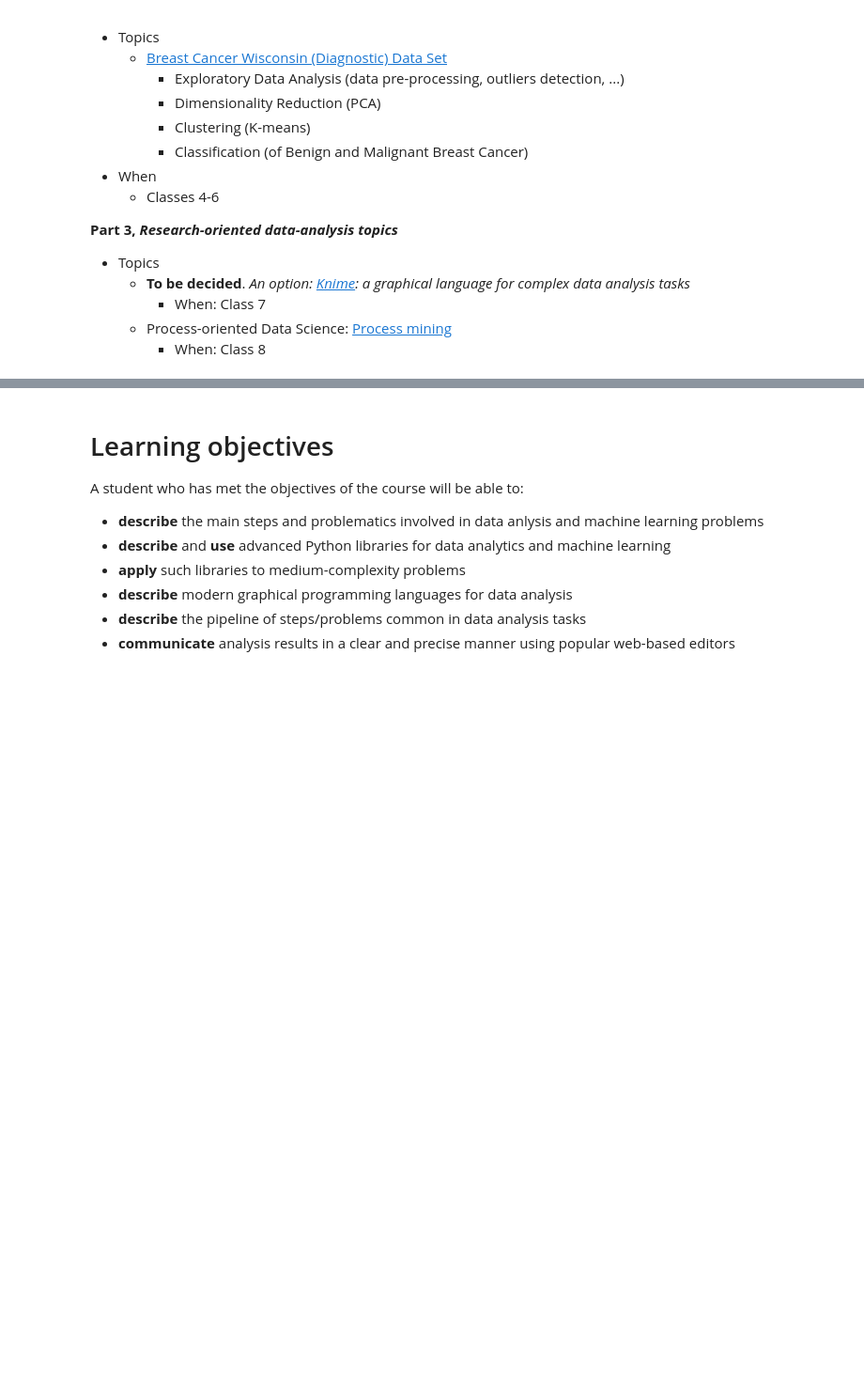
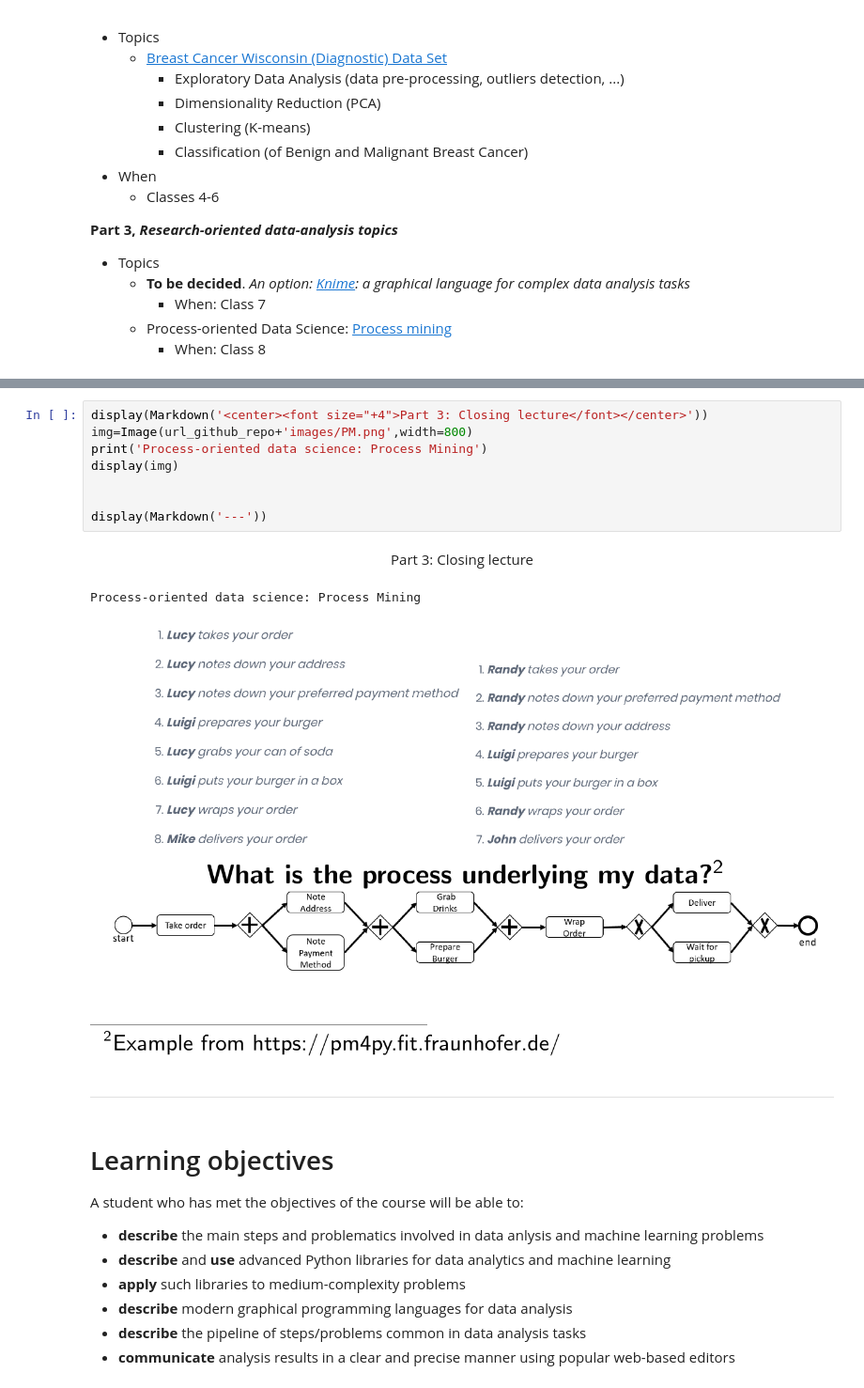
Before and after one commit to EMbeDS-education/ComputingDataAnalysisModeling20232024, a Jupyter notebook: PDAI/jupyter/jupyterNotebooks/M2_01Course_Introduction.ipynb, the cells around one changed output, grey strips where cells are left out. Shown at 94% size. Saved outputs shown, nothing was run; the diff lists cells and outputs as text; blank space fills up the shorter version.

```diff
--- a/PDAI/jupyter/jupyterNotebooks/M2_01Course_Introduction.ipynb
+++ b/PDAI/jupyter/jupyterNotebooks/M2_01Course_Introduction.ipynb
@@ -62,3 +137,16 @@ url_github_repo="https://github.com/EMbeDS-education/ComputingDataAnalysisModeli
+# %%
+display(Markdown('<center><font size="+4">Part 3: Closing lecture</font></center>'))
+img=Image(url_github_repo+'images/PM.png',width=800)
+print('Process-oriented data science: Process Mining')
+display(img)
+
+
+display(Markdown('---'))
+# %% [output]
+<center><font size="+4">Part 3: Closing lecture</font></center>
+Process-oriented data science: Process Mining
+[figure, added]
+---
 # %% [markdown]
 # Learning objectives
 A student who has met the objectives of the course will be able to:
```
Also changed, not shown: parts of 3 cells of this notebook.
